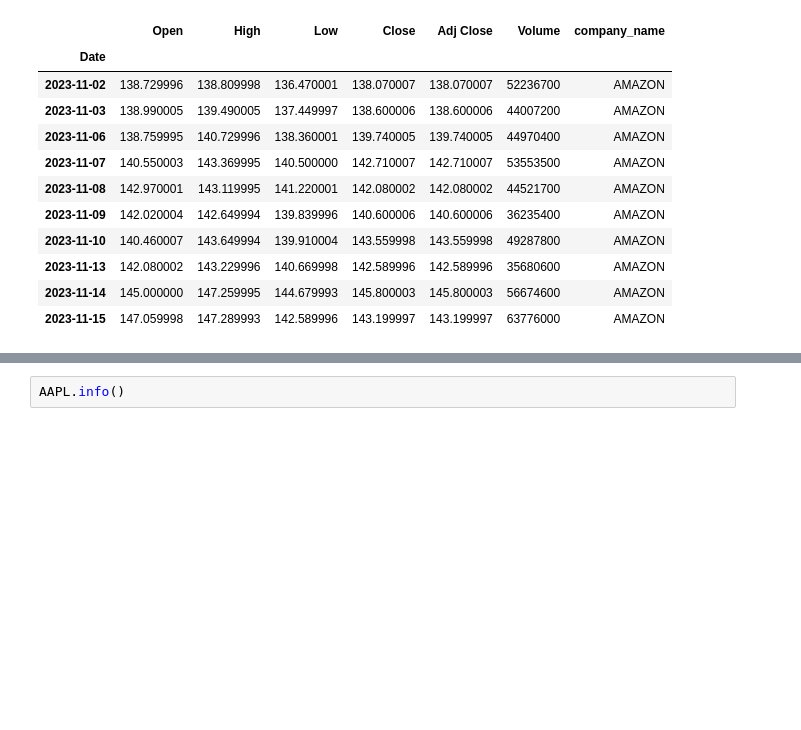
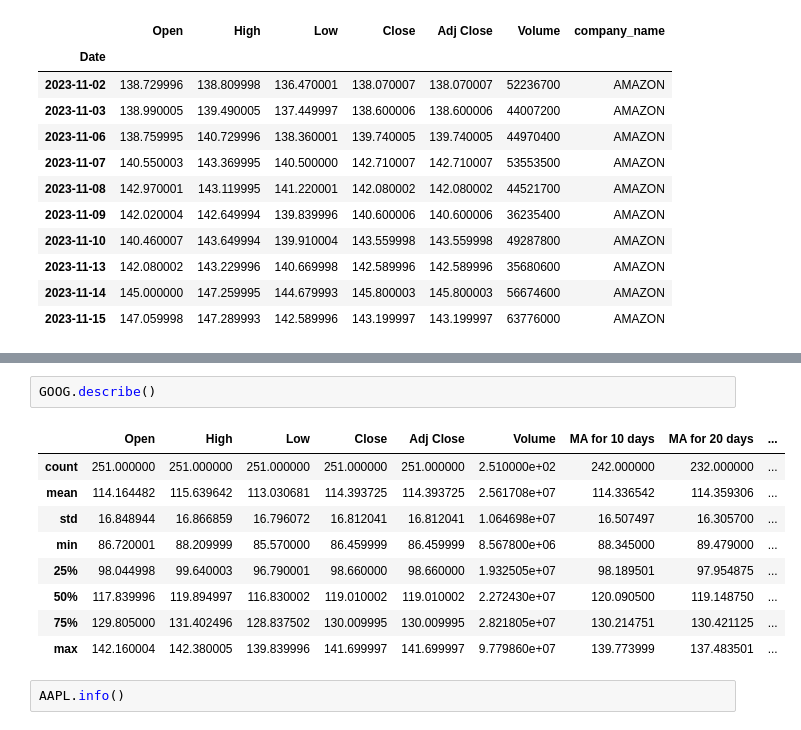
Before and after one commit to VishwasKisaniya/Pecfest_Hackathon_ACM, a Jupyter notebook: main.ipynb, the cells around one changed output, grey strips where cells are left out. Drawn from its saved outputs; the diff is of its cells as text; blank space fills up the shorter version.

```diff
--- a/main.ipynb
+++ b/main.ipynb
@@ -73,3 +96,15 @@ AAPL.describe()
+# %%
+GOOG.describe()
+# %% [output]
+|  | Open | High | Low | Close | Adj Close | Volume | MA for 10 days | MA for 20 days | ... |
+| count | 251.000000 | 251.000000 | 251.000000 | 251.000000 | 251.000000 | 2.510000e+02 | 242.000000 | 232.000000 | ... |
+| mean | 114.164482 | 115.639642 | 113.030681 | 114.393725 | 114.393725 | 2.561708e+07 | 114.336542 | 114.359306 | ... |
+| std | 16.848944 | 16.866859 | 16.796072 | 16.812041 | 16.812041 | 1.064698e+07 | 16.507497 | 16.305700 | ... |
+| min | 86.720001 | 88.209999 | 85.570000 | 86.459999 | 86.459999 | 8.567800e+06 | 88.345000 | 89.479000 | ... |
+| 25% | 98.044998 | 99.640003 | 96.790001 | 98.660000 | 98.660000 | 1.932505e+07 | 98.189501 | 97.954875 | ... |
+| 50% | 117.839996 | 119.894997 | 116.830002 | 119.010002 | 119.010002 | 2.272430e+07 | 120.090500 | 119.148750 | ... |
+| 75% | 129.805000 | 131.402496 | 128.837502 | 130.009995 | 130.009995 | 2.821805e+07 | 130.214751 | 130.421125 | ... |
+| max | 142.160004 | 142.380005 | 139.839996 | 141.699997 | 141.699997 | 9.779860e+07 | 139.773999 | 137.483501 | ... |
 # %%
 AAPL.info()
 # %% [output]
```
Also changed, not shown: parts of 17 cells of this notebook.
